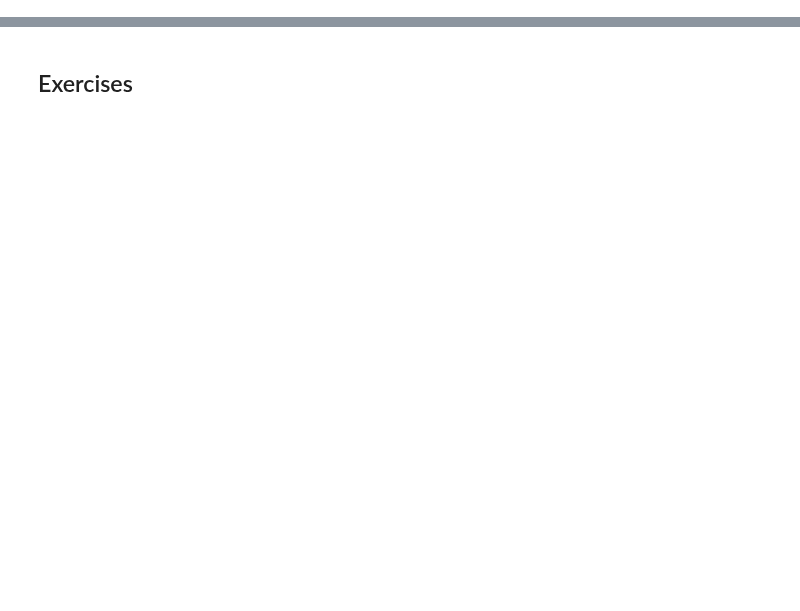
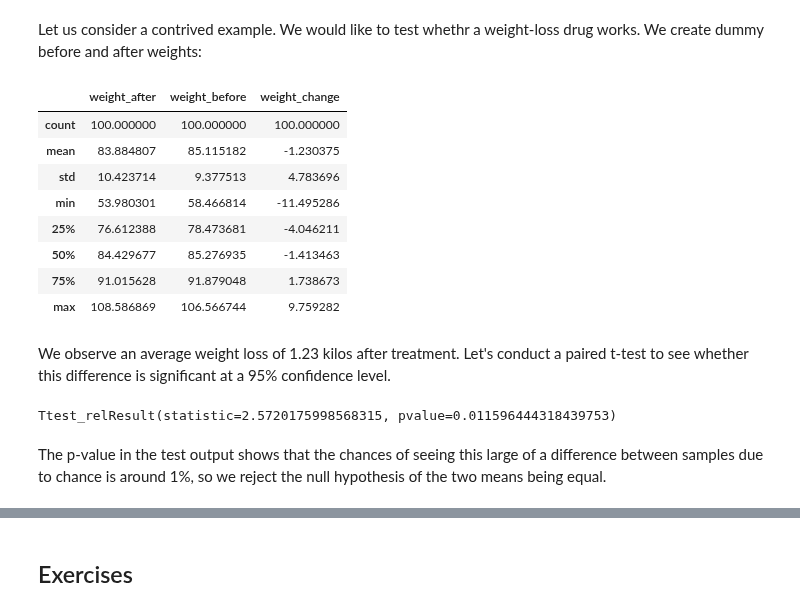
Before and after one commit to JanaLasser/data-science-course, a Jupyter notebook: day4/01-Hypothesis_Testing.ipynb, the cells around one changed output, grey strips where cells are left out. Cells and saved outputs as stored; diff of their text form; code cells hidden in the pictures; blank space fills up the shorter version.

```diff
--- a/day4/01-Hypothesis_Testing.ipynb
+++ b/day4/01-Hypothesis_Testing.ipynb
@@ -469,0 +217,32 @@ stats.t.interval(alpha = 0.95,              # Confidence level
+# %% [markdown]
+Let us consider a contrived example. We would like to test whethr a weight-loss drug works. We create dummy before and after weights:
+# %%
+np.random.seed(11)
+
+before= stats.norm.rvs(scale=10, loc=85, size=100)
+
+after = before + stats.norm.rvs(scale=5, loc=-1.25, size=100)
+
+weight_df = pd.DataFrame({"weight_before":before,
+                          "weight_after":after,
+                          "weight_change":after-before})
+
+weight_df.describe()             # Check a summary of the data
+# %% [output]
+|  | weight_after | weight_before | weight_change |
+| count | 100.000000 | 100.000000 | 100.000000 |
+| mean | 83.884807 | 85.115182 | -1.230375 |
+| std | 10.423714 | 9.377513 | 4.783696 |
+| min | 53.980301 | 58.466814 | -11.495286 |
+| 25% | 76.612388 | 78.473681 | -4.046211 |
+| 50% | 84.429677 | 85.276935 | -1.413463 |
+| 75% | 91.015628 | 91.879048 | 1.738673 |
+| max | 108.586869 | 106.566744 | 9.759282 |
+# %% [markdown]
+We observe an average weight loss of 1.23 kilos after treatment. Let's conduct a paired t-test to see whether this difference is significant at a 95% confidence level.
+# %%
+stats.ttest_rel(a = weight_df["weight_before"], b = weight_df["weight_after"])
+# %% [output]
+Ttest_relResult(statistic=2.5720175998568315, pvalue=0.011596444318439753)
+# %% [markdown]
+The p-value in the test output shows that the chances of seeing this large of a difference between samples due to chance is around 1%, so we reject the null hypothesis of the two means being equal.
```
Also changed, not shown: parts of 123 cells of this notebook.
